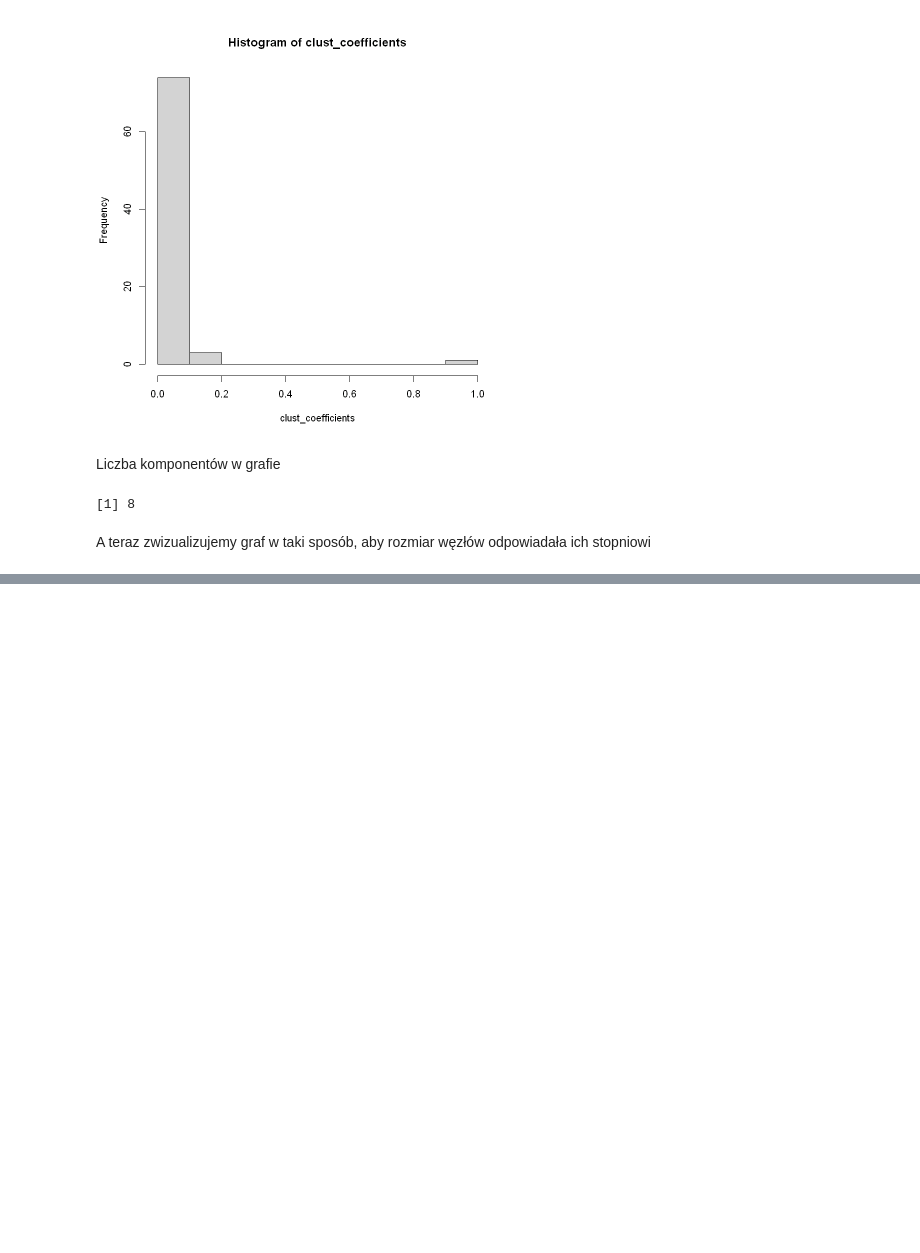
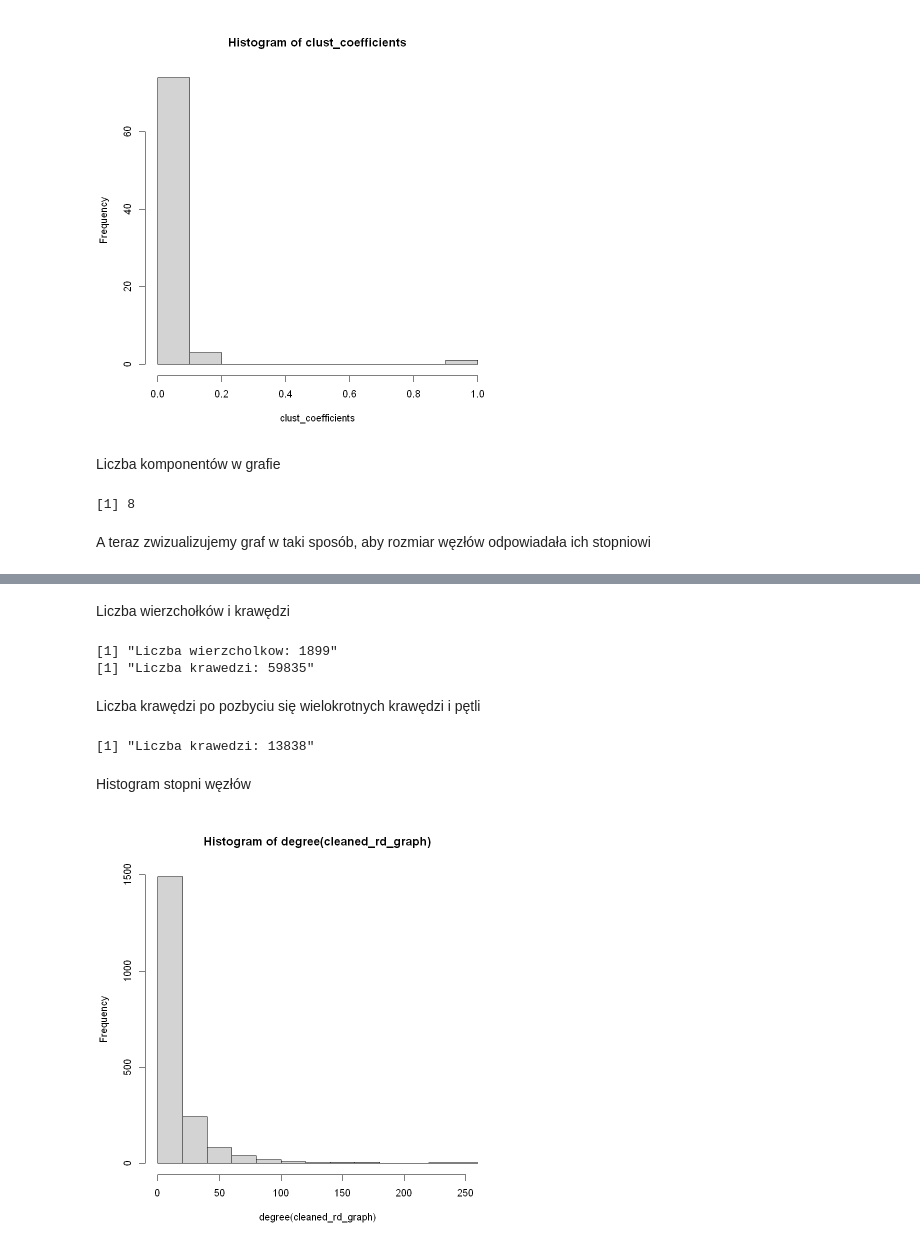
Before and after one commit to Ninj4M4ster/complex_networks, a Jupyter notebook: list2/r_notebook.ipynb, the cells around one changed output, grey strips where cells are left out. Cells and saved outputs as stored; diff of their text form; code cells hidden in the pictures; blank space fills up the shorter version.

```diff
--- a/list2/r_notebook.ipynb
+++ b/list2/r_notebook.ipynb
@@ -74,0 +117,32 @@ plot(er_graph, vertex.size=2*degree(er_graph)+5)
+# %%
+file_name <- "opsahl-ucsocial/out.opsahl-ucsocial"
+
+g_data <- c()
+file_data <- read.delim(file_name, header = FALSE, sep = " ", skip = 2)
+g_data <- matrix(NA, nrow=2, ncol=length(file_data$V1))
+for (i in seq_along(file_data$V1)) {
+  g_data[, i] <- c(file_data$V1[i], file_data$V2[i])
+}
+
+rd_graph <- make_graph(g_data, directed = FALSE)
+# %% [markdown]
+Liczba wierzchołków i krawędzi
+# %%
+print(paste("Liczba wierzcholkow:", gorder(rd_graph)))
+print(paste("Liczba krawedzi:", gsize(rd_graph)))
+# %% [output]
+[1] "Liczba wierzcholkow: 1899"
+[1] "Liczba krawedzi: 59835"
+# %% [markdown]
+Liczba krawędzi po pozbyciu się wielokrotnych krawędzi i pętli
+# %%
+cleaned_rd_graph <- simplify(rd_graph)
+print(paste("Liczba krawedzi:", gsize(cleaned_rd_graph)))
+# %% [output]
+[1] "Liczba krawedzi: 13838"
+# %% [markdown]
+Histogram stopni węzłów
+# %%
+hist(degree(cleaned_rd_graph))
+# %% [output]
+[figure, added]
```
Also changed, not shown: parts of 29 cells of this notebook, 3 other files.
